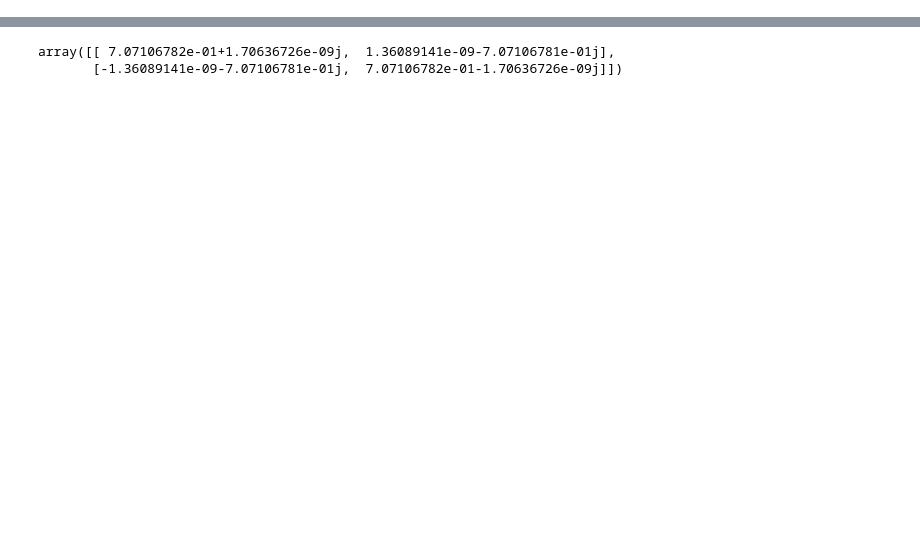
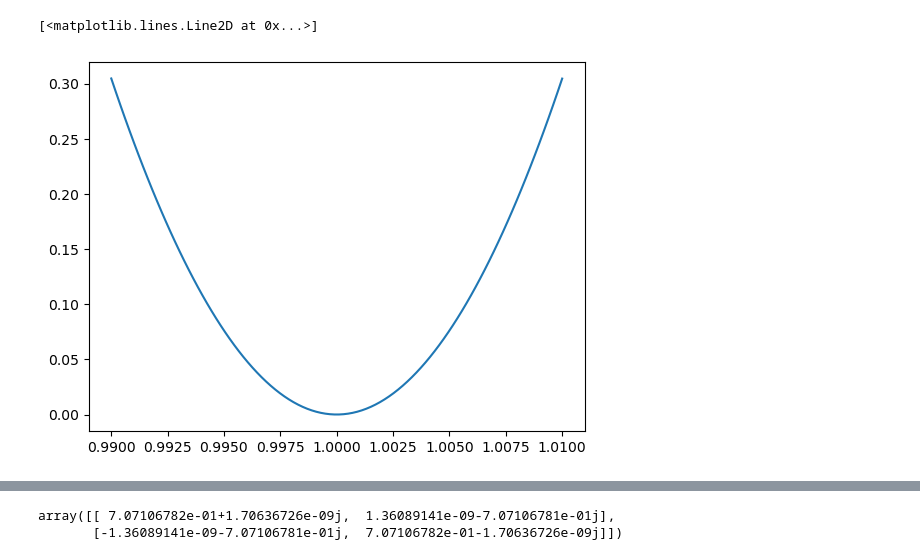
Before and after one commit to hemantkatiyar/pulse1Q, a Jupyter notebook: checking_graident.ipynb, the cells around one changed output, grey strips where cells are left out. Cells and saved outputs as stored; diff of their text form; code cells hidden in the pictures; blank space fills up the shorter version.

```diff
--- a/checking_graident.ipynb
+++ b/checking_graident.ipynb
@@ -71 +99,12 @@ CONVERGENCE: REL_REDUCTION_OF_F_<=_FACTR*EPSMCH
+# %%
+xx = np.load('xinitial.npy')
+rfi_range = np.linspace(0.99,1.01,100)
+infid2=[]
+for rfiv in rfi_range:
+    infid2.append(utils.calc_fidelity6_ct(xx, nsegments, [rfiv], ssx, ssy, utarg, del_t, nions, max_amp))
+
+plt.plot(rfi_range,infid2)
+# %% [output]
+[<matplotlib.lines.Line2D at 0x...>]
+[figure, added]
 # %%
```
Also changed, not shown: parts of 13 cells of this notebook, 10 other files.
